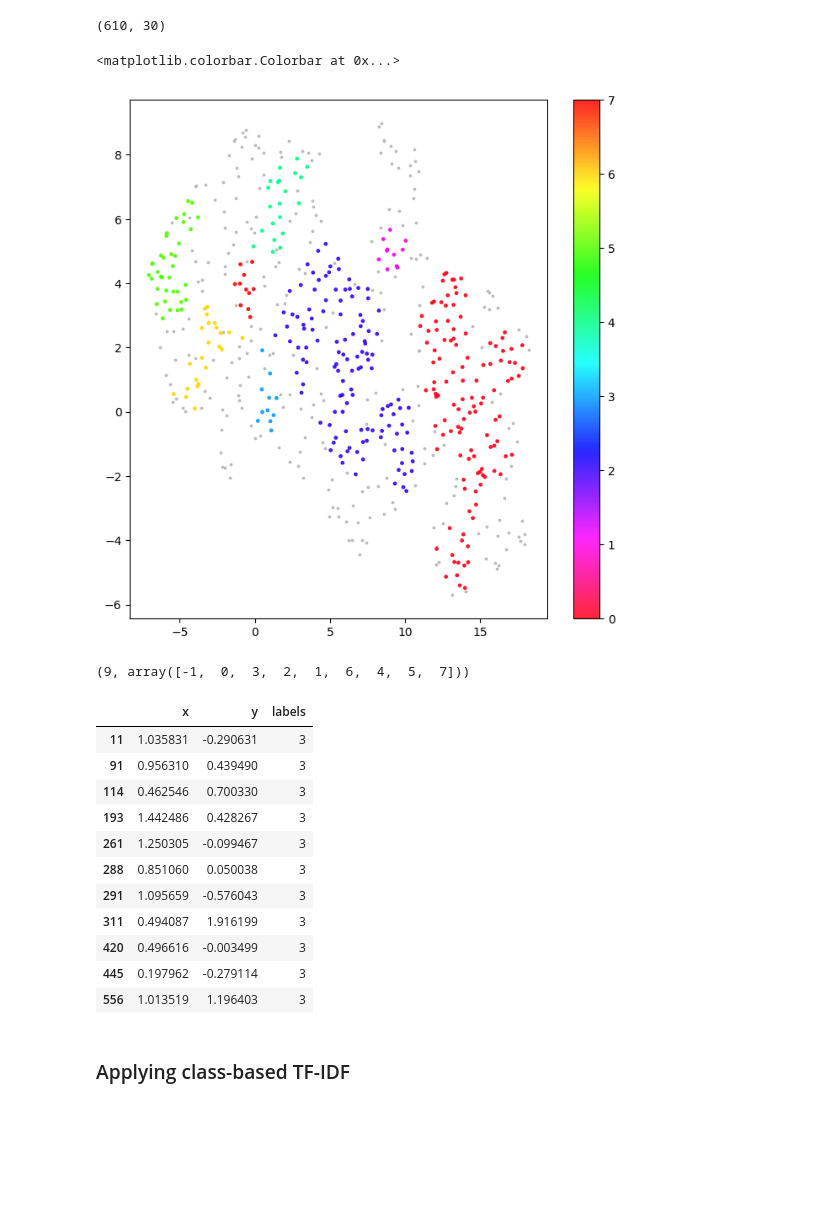
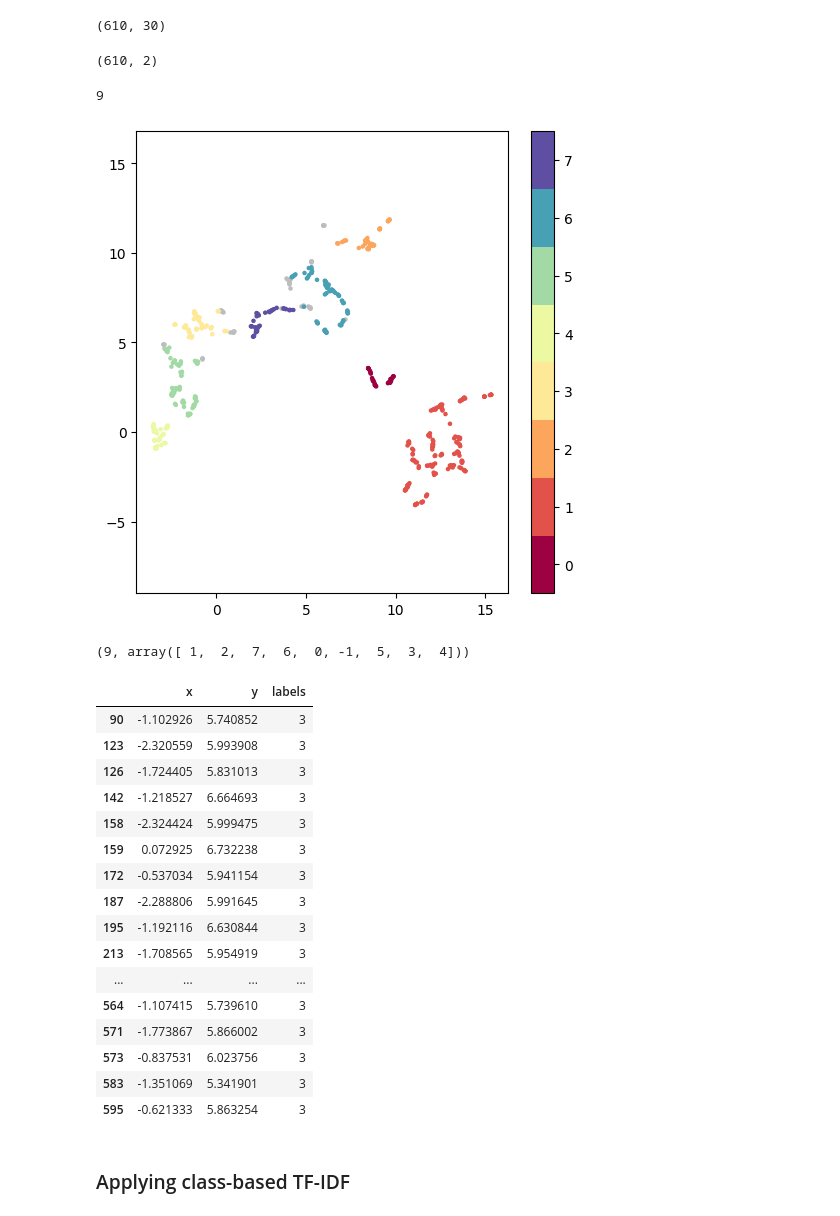
Before and after one commit to booktrackerGirl/Data-wrangling-and-analysis, a Jupyter notebook: Google Scholar Search/google_scholar_search_analysis.ipynb, the cells around one changed output. Drawn from its saved outputs; the diff is of its cells as text; code cells hidden in the pictures; blank space fills up the shorter version.

```diff
--- a/Google Scholar Search/google_scholar_search_analysis.ipynb
+++ b/Google Scholar Search/google_scholar_search_analysis.ipynb
@@ -1109,50 +1109,63 @@ sentence_embeddings.shape
 # %% [output]
 (610, 384)
 # %%
-umap_data_1 = umap.UMAP(n_neighbors=200, n_components=30, min_dist=0.5, metric='correlation').fit_transform(sentence_embeddings)
+umap_data_1 = umap.UMAP(n_neighbors=200, n_components=30, min_dist=0.2, metric='cosine').fit_transform(sentence_embeddings)
 umap_data_1.shape
 # %% [output]
 (610, 30)
+# %%
+umap_data_plot = umap.UMAP(n_neighbors=5, n_components=2, min_dist=0.0, metric='correlation').fit_transform(umap_data_1)
+umap_data_plot.shape
+# %% [output]
+(610, 2)
+# %%
+# Prepare data
+
+cluster = hdbscan.HDBSCAN(min_cluster_size=20,
+                          metric='euclidean',
+                          cluster_selection_method='eom').fit(umap_data_plot)
+
+result = pd.DataFrame(umap_data_plot, columns=['x', 'y'])
+result['labels'] = cluster.labels_
+
+len(result.labels.unique())
+# %% [output]
+9
 # %%
-# Prepare data
-umap_data_plot = umap.UMAP(n_neighbors=5, n_components=2, min_dist=0.9, metric='correlation').fit_transform(umap_data_1)
-
-cluster = hdbscan.HDBSCAN(min_cluster_size=8,
-                          metric='euclidean',
-                          cluster_selection_method='eom').fit(umap_data_plot)
-
-result = pd.DataFrame(umap_data_plot, columns=['x', 'y'])
-result['labels'] = cluster.labels_
-
 # Visualize clusters
-fig, ax = plt.subplots(figsize=(8, 8))
+fig, ax = plt.subplots(figsize=(6, 6))
 outliers = result.loc[result.labels == -1, :]
 clustered = result.loc[result.labels != -1, :]
-plt.scatter(outliers.x, outliers.y, color='#BDBDBD', s=3)
-plt.scatter(clustered.x, clustered.y, c=clustered.labels, s=6, cmap='hsv_r', alpha=0.85)
-plt.colorbar()
+plt.scatter(outliers.x, outliers.y, color='#BDBDBD', s=5)
+plt.scatter(clustered.x, clustered.y, c=clustered.labels, cmap='Spectral', s=5)
+plt.gca().set_aspect('equal', 'datalim')
+plt.colorbar(boundaries=np.arange(9)-0.5).set_ticks(np.arange(8))
 # %% [output]
-<matplotlib.colorbar.Colorbar at 0x...>
-[figure, old version]
+[figure, new version]
 # %%
 len(result.labels.unique()), result.labels.unique()
 # %% [output]
-(9, array([-1,  0,  3,  2,  1,  6,  4,  5,  7]))
+(9, array([ 1,  2,  7,  6,  0, -1,  5,  3,  4]))
 # %%
 result[result.labels==3]
 # %% [output]
 |  | x | y | labels |
-| 11 | 1.035831 | -0.290631 | 3 |
-| 91 | 0.956310 | 0.439490 | 3 |
-| 114 | 0.462546 | 0.700330 | 3 |
-| 193 | 1.442486 | 0.428267 | 3 |
-| 261 | 1.250305 | -0.099467 | 3 |
-| 288 | 0.851060 | 0.050038 | 3 |
-| 291 | 1.095659 | -0.576043 | 3 |
-| 311 | 0.494087 | 1.916199 | 3 |
-| 420 | 0.496616 | -0.003499 | 3 |
-| 445 | 0.197962 | -0.279114 | 3 |
-| 556 | 1.013519 | 1.196403 | 3 |
+| 90 | -1.102926 | 5.740852 | 3 |
+| 123 | -2.320559 | 5.993908 | 3 |
+| 126 | -1.724405 | 5.831013 | 3 |
+| 142 | -1.218527 | 6.664693 | 3 |
+| 158 | -2.324424 | 5.999475 | 3 |
+| 159 | 0.072925 | 6.732238 | 3 |
+| 172 | -0.537034 | 5.941154 | 3 |
+| 187 | -2.288806 | 5.991645 | 3 |
+| 195 | -1.192116 | 6.630844 | 3 |
+| 213 | -1.708565 | 5.954919 | 3 |
+| ... | ... | ... | ... |
+| 564 | -1.107415 | 5.739610 | 3 |
+| 571 | -1.773867 | 5.866002 | 3 |
+| 573 | -0.837531 | 6.023756 | 3 |
+| 583 | -1.351069 | 5.341901 | 3 |
+| 595 | -0.621333 | 5.863254 | 3 |
 # %% [markdown]
 ### Applying class-based TF-IDF
 # %%
```
Also changed, not shown: parts of 2 cells of this notebook, 1 other file.
